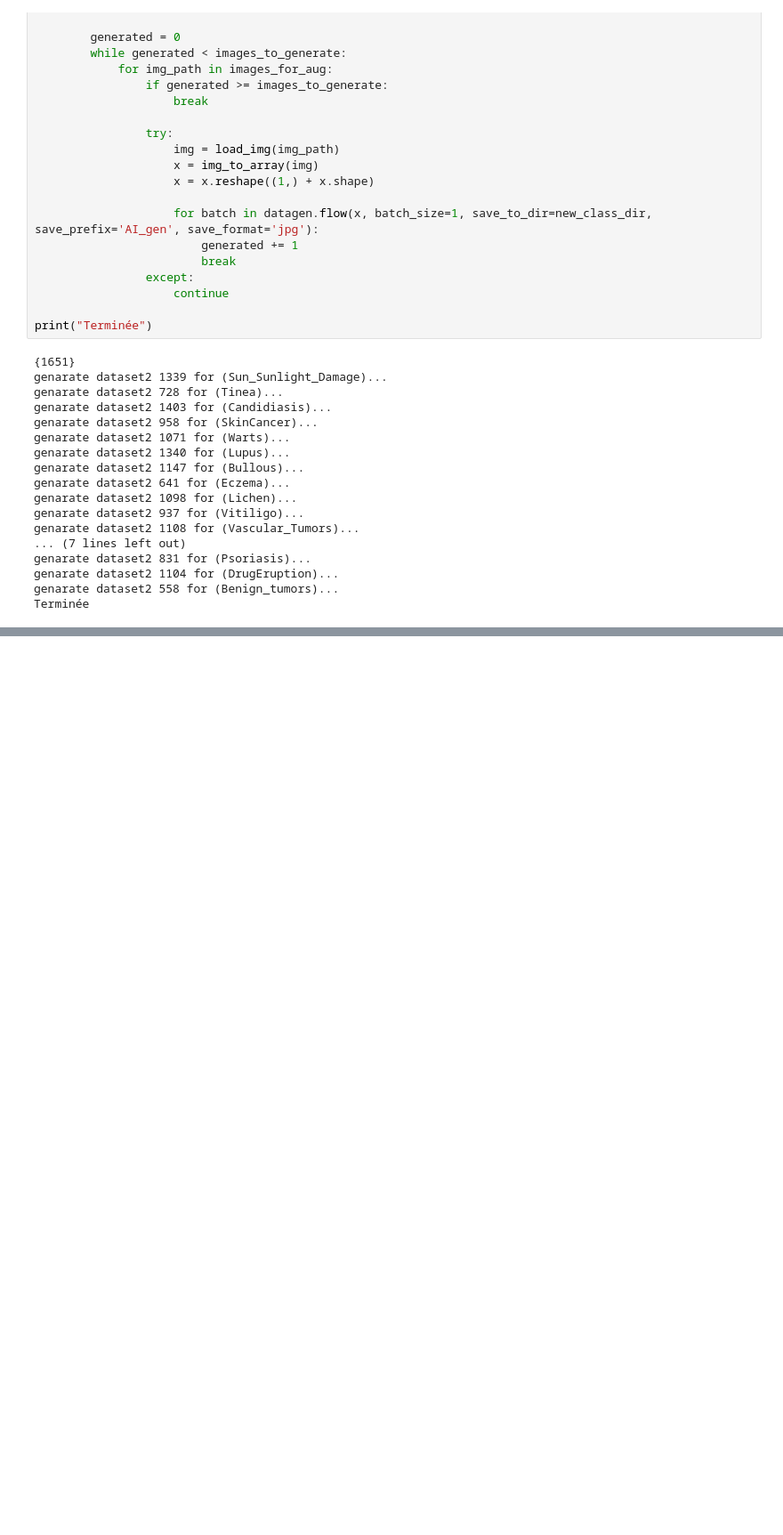
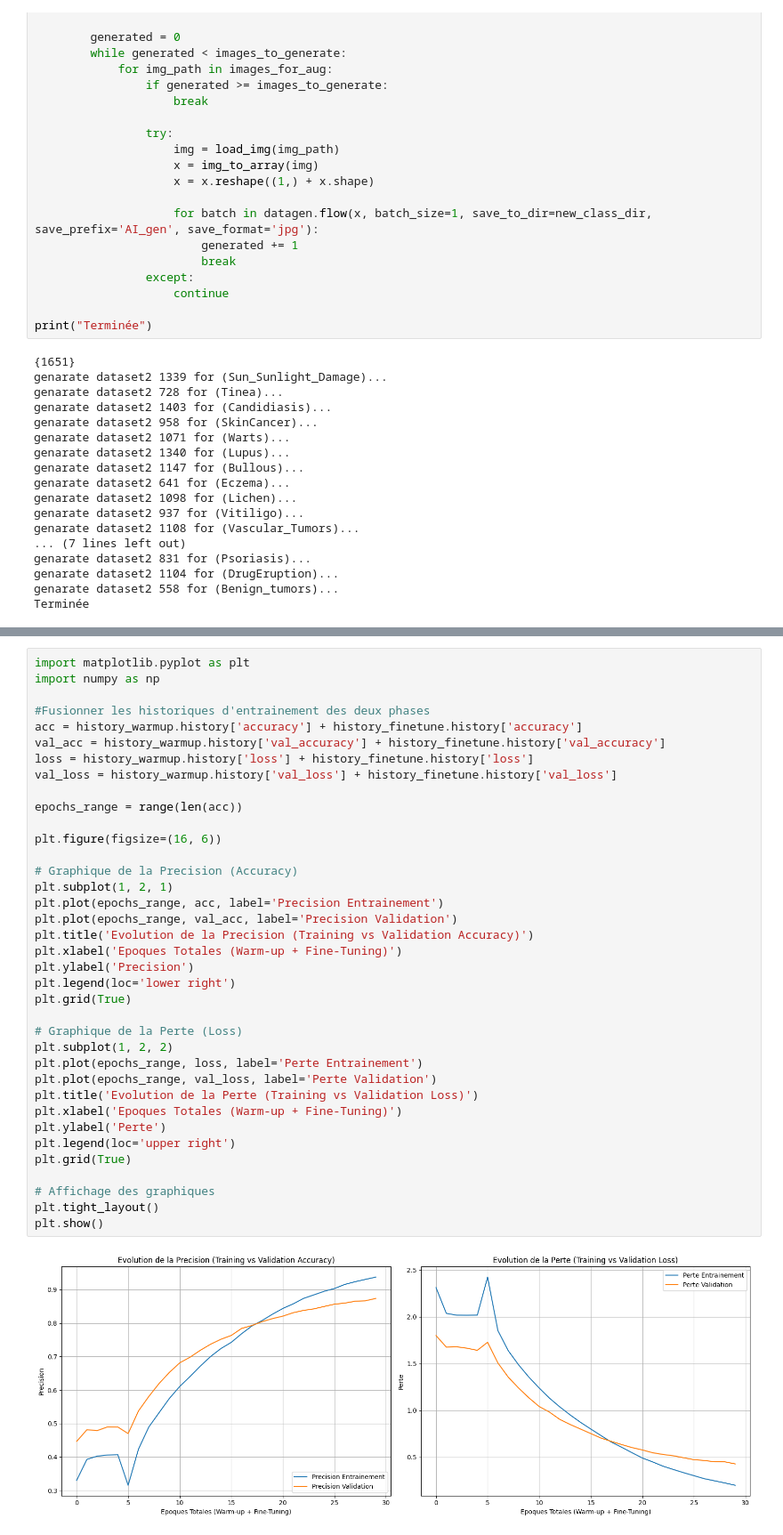
Before and after one commit to maazouziaicha-eng/Skin_Disease_Project, a Jupyter notebook: Skin___Diseases.ipynb, the cells around one changed output, grey strips where cells are left out. Shown at 89% size. Drawn from its saved outputs; the diff is of its cells as text; blank space fills up the shorter version.

```diff
--- a/Skin___Diseases.ipynb
+++ b/Skin___Diseases.ipynb
@@ -457,0 +425,39 @@ Generation des predictions pour la matrice de confusion...
+# %%
+import matplotlib.pyplot as plt
+import numpy as np
+
+#Fusionner les historiques d'entrainement des deux phases
+acc = history_warmup.history['accuracy'] + history_finetune.history['accuracy']
+val_acc = history_warmup.history['val_accuracy'] + history_finetune.history['val_accuracy']
+loss = history_warmup.history['loss'] + history_finetune.history['loss']
+val_loss = history_warmup.history['val_loss'] + history_finetune.history['val_loss']
+
+epochs_range = range(len(acc))
+
+plt.figure(figsize=(16, 6))
+
+# Graphique de la Precision (Accuracy)
+plt.subplot(1, 2, 1)
+plt.plot(epochs_range, acc, label='Precision Entrainement')
+plt.plot(epochs_range, val_acc, label='Precision Validation')
+plt.title('Evolution de la Precision (Training vs Validation Accuracy)')
+plt.xlabel('Epoques Totales (Warm-up + Fine-Tuning)')
+plt.ylabel('Precision')
+plt.legend(loc='lower right')
+plt.grid(True)
+
+# Graphique de la Perte (Loss)
+plt.subplot(1, 2, 2)
+plt.plot(epochs_range, loss, label='Perte Entrainement')
+plt.plot(epochs_range, val_loss, label='Perte Validation')
+plt.title('Evolution de la Perte (Training vs Validation Loss)')
+plt.xlabel('Epoques Totales (Warm-up + Fine-Tuning)')
+plt.ylabel('Perte')
+plt.legend(loc='upper right')
+plt.grid(True)
+
+# Affichage des graphiques
+plt.tight_layout()
+plt.show()
+# %% [output]
+[figure, added]
```
Also changed, not shown: parts of 6 cells of this notebook.
